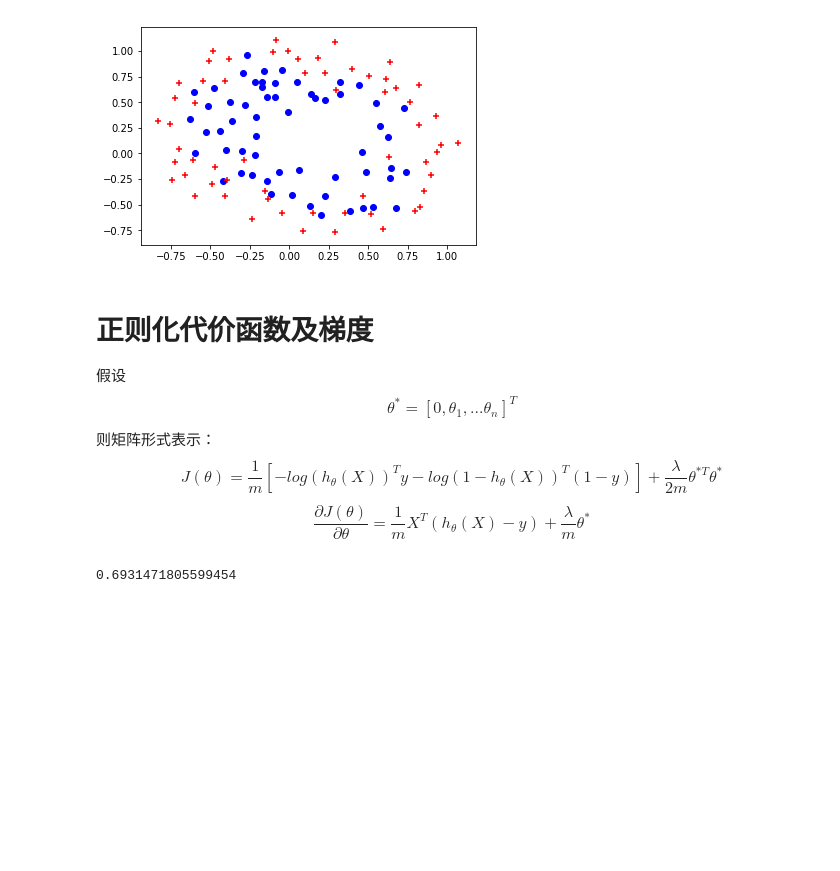
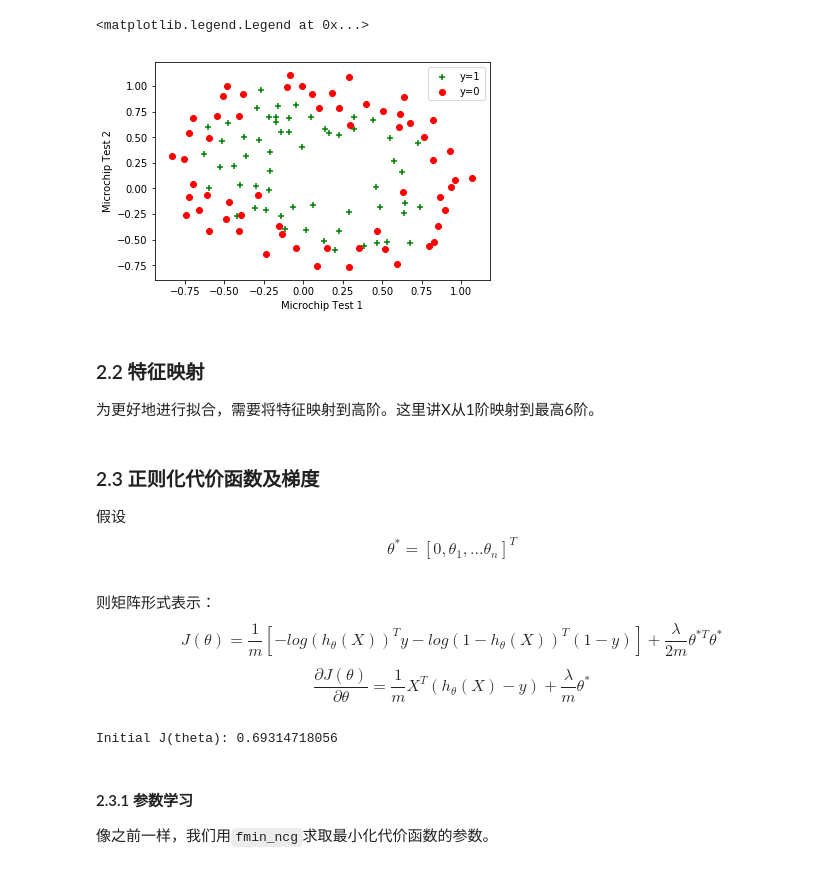
Before and after one commit to mvpboss1004/coursera_andrewng_ml, a Jupyter notebook: machine-learning-ex2/ex2/ex2.ipynb, the cells around one changed output. Cells and saved outputs as stored; diff of their text form; code cells hidden in the pictures; blank space fills up the shorter version.

```diff
--- a/machine-learning-ex2/ex2/ex2.ipynb
+++ b/machine-learning-ex2/ex2/ex2.ipynb
@@ -38,12 +103,17 @@ J
 # %%
 raw_data = np.loadtxt('ex2data2.txt', delimiter=',')
 m = len(raw_data)
 pos = raw_data[np.where(raw_data[:,-1]==1)]
 neg = raw_data[np.where(raw_data[:,-1]==0)]
 fig,ax = plt.subplots()
-ax.scatter(pos[:,0], pos[:,1], c='b', marker='o')
-ax.scatter(neg[:,0], neg[:,1], c='r', marker='+')
-X = np.mat([np.ones(m), raw_data[:,0], raw_data[:,1]]).reshape(m,3)
-y = np.mat(raw_data[:,2]).reshape(m,1)
+ax.scatter(pos[:,0], pos[:,1], c='g', marker='+', label='y=1')
+ax.scatter(neg[:,0], neg[:,1], c='r', marker='o', label='y=0')
+plt.xlabel('Microchip Test 1')
+plt.ylabel('Microchip Test 2')
+plt.legend()
 # %% [output]
+<matplotlib.legend.Legend at 0x...>
-[figure, old version]
+[figure, new version]
+# %% [markdown]
+### 2.2 特征映射
+为更好地进行拟合，需要将特征映射到高阶。这里讲X从1阶映射到最高6阶。
@@ -50,22 +130,25 @@ y = np.mat(raw_data[:,2]).reshape(m,1)
 # %% [markdown]
-# 正则化代价函数及梯度
+### 2.3 正则化代价函数及梯度
 假设
 $$\theta^*=[0,\theta_1,...\theta_n]^T$$
 则矩阵形式表示：
 $$J(\theta)=\frac{1}{m}[-log(h_{\theta}(X))^Ty-log(1-h_{\theta}(X))^T(1-y)]+\frac{\lambda}{2m}\theta^{*T}\theta^*$$
 $$\frac{{\partial}J(\theta)}{\partial\theta}=\frac{1}{m}X^T(h_{\theta}(X)-y)+\frac{\lambda}{m}\theta^*$$
 # %%
-def costFunctionReg(theta, X, y, lambda_):
+def costFunctionReg(theta, X, y, lamda):
     m = len(y)
     theta0 = theta.copy()
     theta0[0,0] = 0
     h_theta = expit(X*theta)
-    J = (-np.log(h_theta.T)*y - np.log(1-h_theta.T)*(1-y)) / m + lambda_/(2*m)*theta0.T*theta0
-    grad = X.T * (h_theta-y) / m + lambda_/m*theta0
+    J = (-np.log(h_theta.T)*y - np.log(1-h_theta.T)*(1-y)) / m + lamda/(2*m)*theta0.T*theta0
+    grad = X.T * (h_theta-y) / m + lamda/m*theta0
     return J[0,0], grad
-theta = np.zeros((3,1),)
-lambda_ = 1
-J, grad = costFunctionReg(theta, X, y, lambda_)
-J
+theta = np.zeros((X.shape[1],1),)
+lamda = 1
+J, grad = costFunctionReg(theta, X, y, lamda)
+print('Initial J(theta): %s'%J)
 # %% [output]
-0.6931471805599454
+Initial J(theta): 0.69314718056
+# %% [markdown]
+#### 2.3.1 参数学习
+像之前一样，我们用`fmin_ncg`求取最小化代价函数的参数。
```
Also changed, not shown: parts of 17 cells of this notebook.
